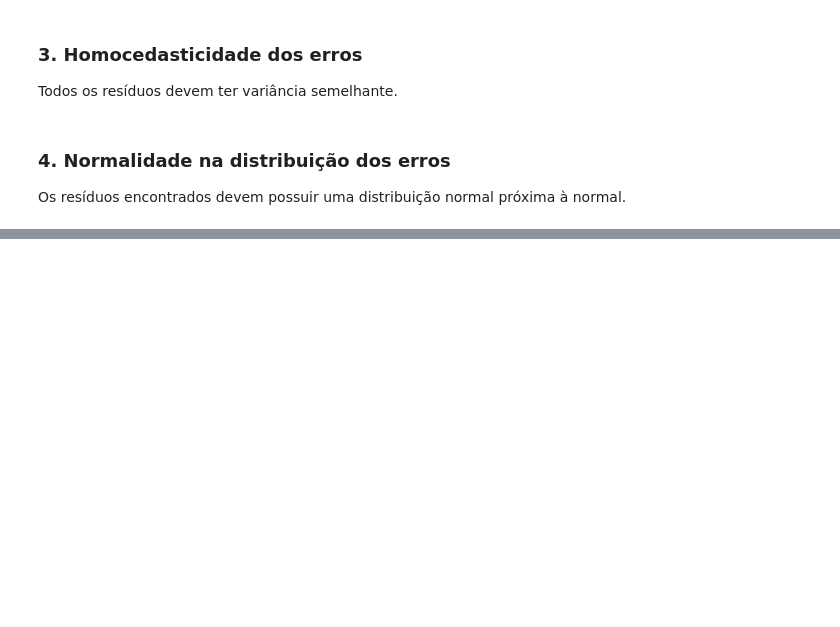
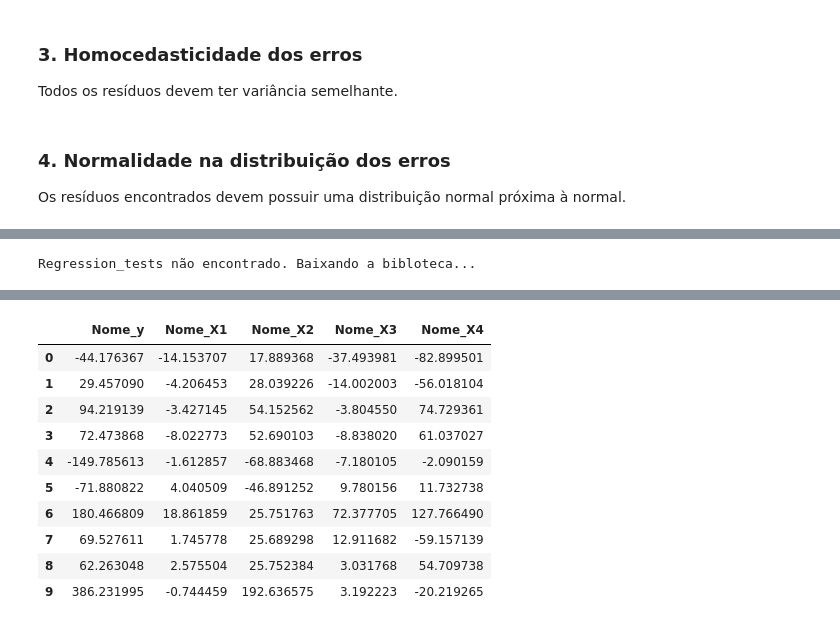
Before and after one commit to cfreis/machine_learning, a Jupyter notebook: colabs/reg_lin_multipla.ipynb, the cells around one changed output, grey strips where cells are left out. Drawn from its saved outputs; the diff is of its cells as text; code cells hidden in the pictures; blank space fills up the shorter version.

```diff
--- a/colabs/reg_lin_multipla.ipynb
+++ b/colabs/reg_lin_multipla.ipynb
@@ -177,0 +142,62 @@ Sem multicolinearidade
+# %%
+# Adquirindo a biblioteca
+import os
+os.chdir('/content')
+if not os.path.exists('regression_tests.py'):
+        print(f"Regression_tests não encontrado. Baixando a bibloteca...")
+        !wget -q https://raw.githubusercontent.com/cfreis/machine_learning/refs/heads/master/regression_tests.py  # -q = quiet (silencioso)
+else:
+  print(f"Tudo OK...")
+# %% [output]
+Regression_tests não encontrado. Baixando a bibloteca...
+# %%
+import regression_tests as rt
+import numpy as np
+import pandas as pd
+import statsmodels.api as sm
+
+np.random.seed(42)
+
+# Gerando algum ruído
+ruido = np.random.normal(0, 10, 100)
+# Gerando três variáveis preditoras
+x1 =  np.random.normal(0, 10, 100)
+x2 =  np.random.normal(0, 50, 100)
+# Forçando  uma multicolinearidade entre x1 e x3
+x3 = x1*3 + ruido
+x4 = np.random.normal(0, 100, 100)
+# Criando a variável dependente
+y = (3*x1)+(2*x2)+(x3)
+
+# Criando o dicionário com as variáveis
+data = {
+    'Nome_y' : y,
+    'Nome_X1': x1,
+    'Nome_X2': x2,
+    'Nome_X3': x3,
+    'Nome_X4': x4
+}
+
+# Transformando o dicionário em dataframe
+df = pd.DataFrame(data)
+
+# Criando o modelo OLS treinado
+y = df.iloc[:,0]
+df1 = df.iloc[:,1:]
+df1 = sm.add_constant(df1)
+model1 = sm.OLS(y, df1).fit()
+
+#Chamando a funçao a partir de um dicionário
+print('Com Dicionário:')
+rt.VIF_test(data)
+
+#Chamando a funçao a partir de um dataframe
+print('\nCom Dataframe:')
+rt.VIF_test(df)
+
+#Chamando a funçao a partir de um modelo OLS
+print('\nCom Modelo OLS:')
+m=rt.VIF_test(model1)
+
+df.head(10)
+# %% [output]
@@ -177,0 +224,11 @@ Sem multicolinearidade
+|  | Nome_y | Nome_X1 | Nome_X2 | Nome_X3 | Nome_X4 |
+| 0 | -44.176367 | -14.153707 | 17.889368 | -37.493981 | -82.899501 |
+| 1 | 29.457090 | -4.206453 | 28.039226 | -14.002003 | -56.018104 |
+| 2 | 94.219139 | -3.427145 | 54.152562 | -3.804550 | 74.729361 |
+| 3 | 72.473868 | -8.022773 | 52.690103 | -8.838020 | 61.037027 |
+| 4 | -149.785613 | -1.612857 | -68.883468 | -7.180105 | -2.090159 |
+| 5 | -71.880822 | 4.040509 | -46.891252 | 9.780156 | 11.732738 |
+| 6 | 180.466809 | 18.861859 | 25.751763 | 72.377705 | 127.766490 |
+| 7 | 69.527611 | 1.745778 | 25.689298 | 12.911682 | -59.157139 |
+| 8 | 62.263048 | 2.575504 | 25.752384 | 3.031768 | 54.709738 |
+| 9 | 386.231995 | -0.744459 | 192.636575 | 3.192223 | -20.219265 |
```
Also changed, not shown: parts of 30 cells of this notebook.
